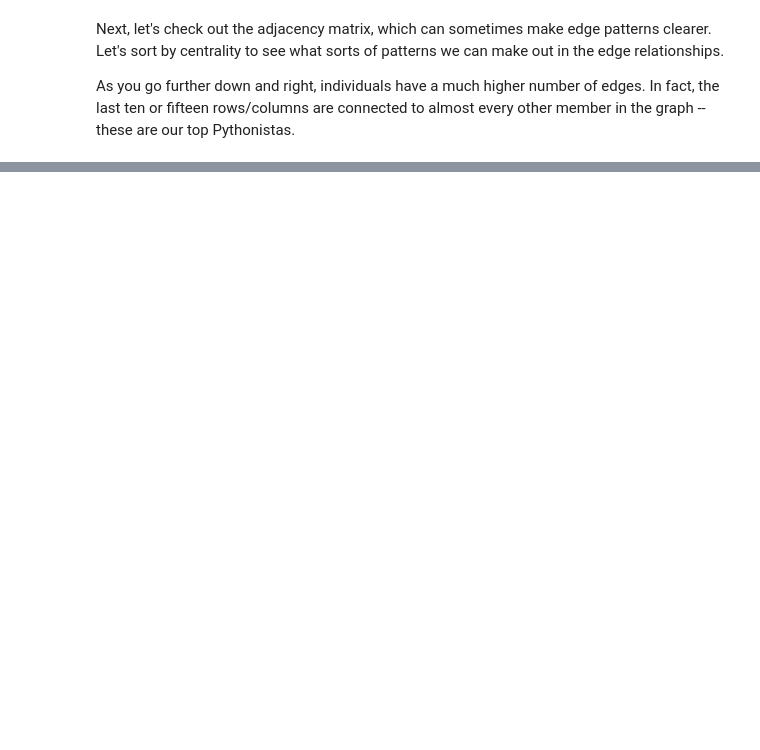
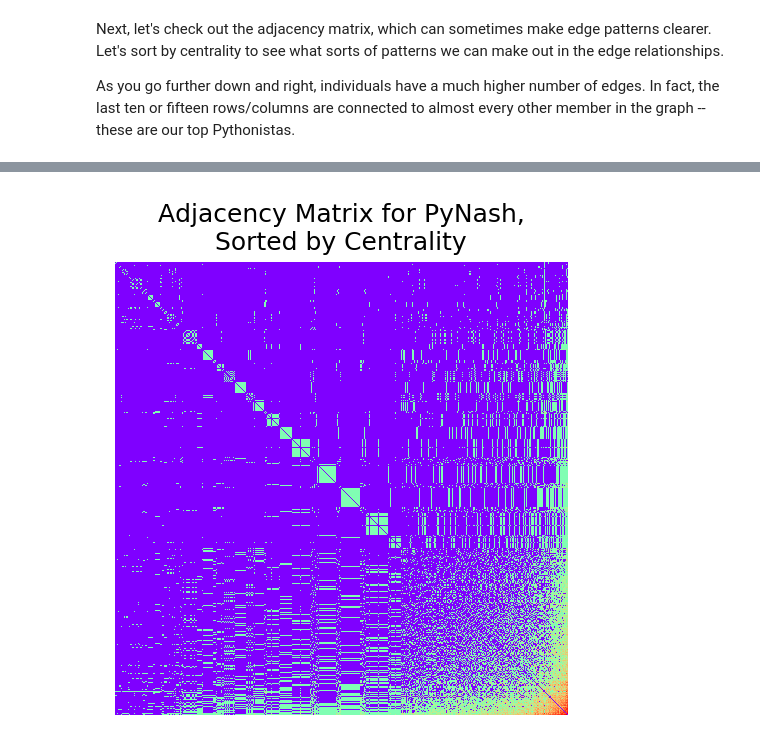
Before and after one commit to stkbailey/nashnetx, a Jupyter notebook: 4_PyNash-Relationships.ipynb, the cells around one changed output, grey strips where cells are left out. Cells and saved outputs as stored; diff of their text form; code cells hidden in the pictures; blank space fills up the shorter version.

```diff
--- a/4_PyNash-Relationships.ipynb
+++ b/4_PyNash-Relationships.ipynb
@@ -250,0 +251,13 @@ plt.show()
+# %%
+fig, ax = setup_graph_plot(dpi=150)
+
+node_order = df_members.sort_values(by='degree').index
+adjmat_weighted = nx.to_numpy_array(gm, nodelist=node_order)
+adjmat_binary = adjmat_weighted > 0
+
+ax.imshow(np.sqrt(np.sqrt(adjmat_weighted)), cmap='rainbow')
+
+plt.title('Adjacency Matrix for PyNash,\nSorted by Centrality')
+plt.show()
+# %% [output]
+[figure, added]
```
Also changed, not shown: parts of 4 cells of this notebook, 4 other files.
